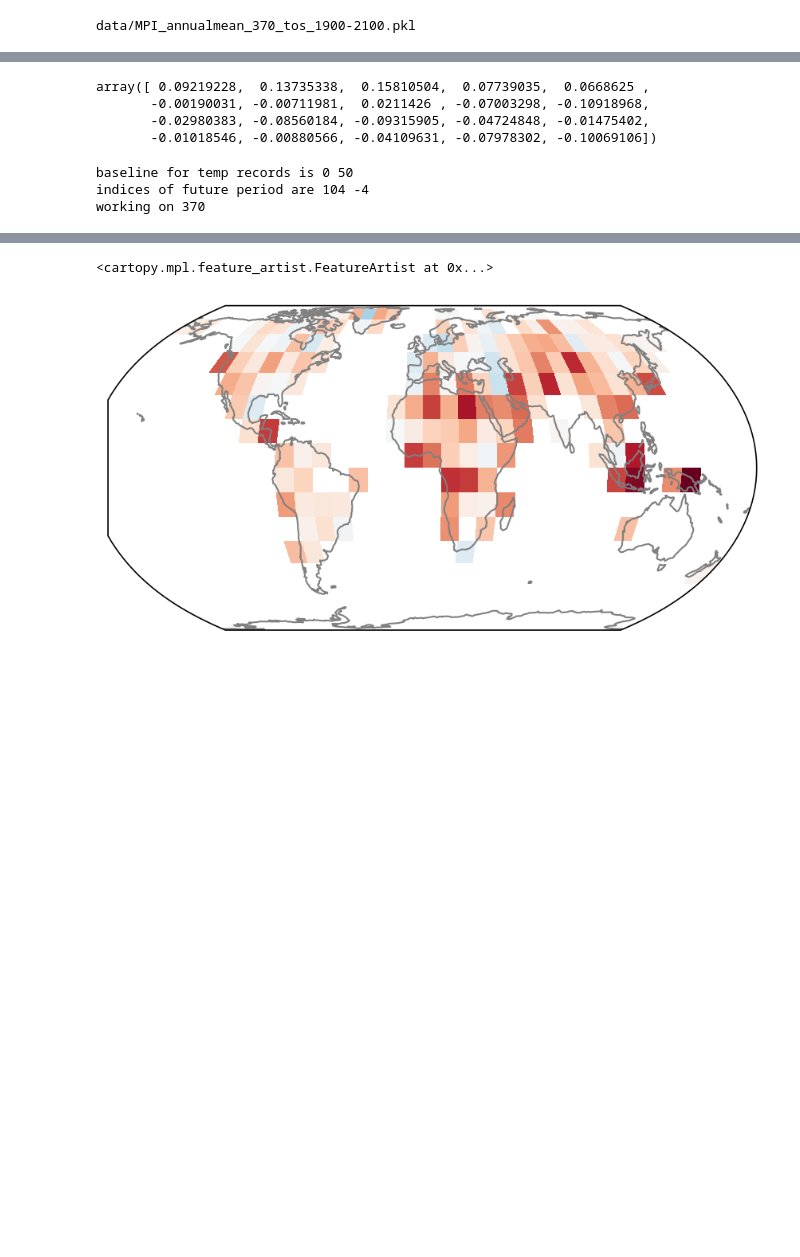
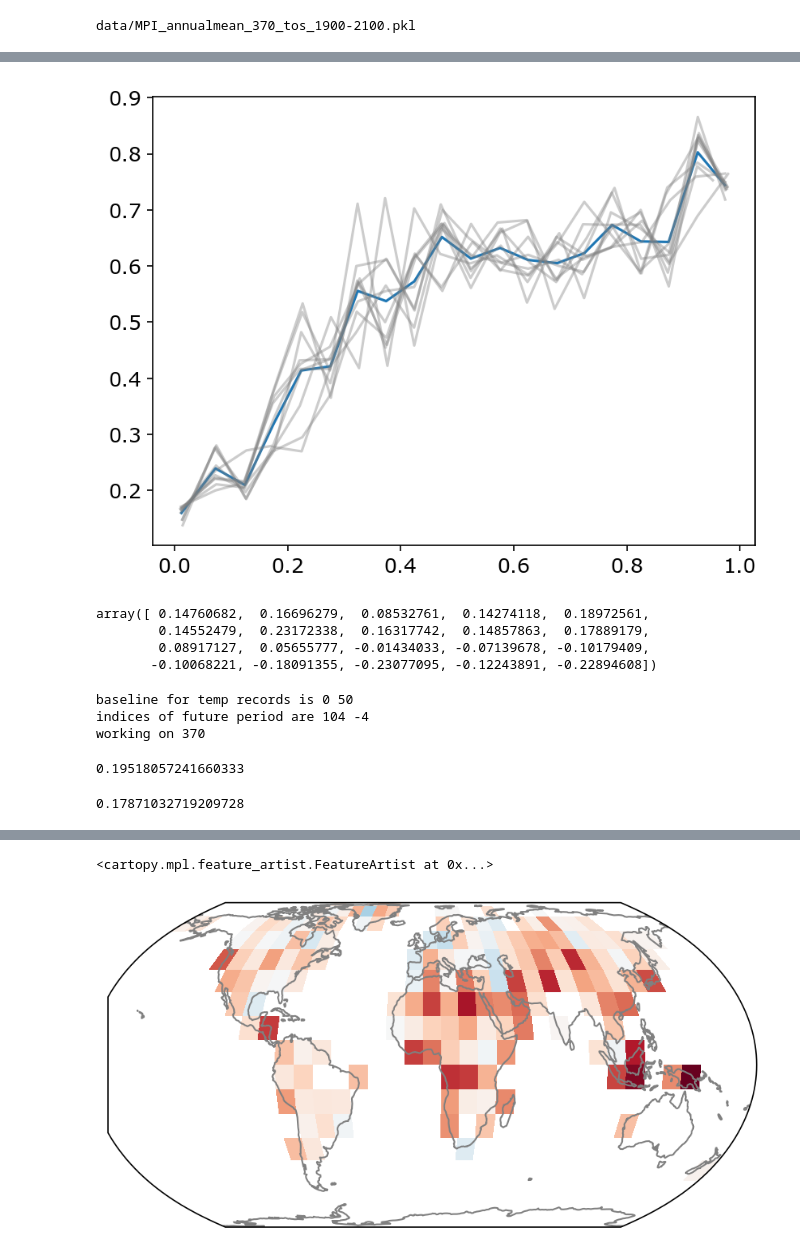
Before and after one commit to emily-gordy/predictability-emergence, a Jupyter notebook: calibration.ipynb, the cells around one changed output, grey strips where cells are left out. Cells and saved outputs as stored; diff of their text form; code cells hidden in the pictures; blank space fills up the shorter version.

```diff
--- a/calibration.ipynb
+++ b/calibration.ipynb
@@ -218,10 +254,22 @@ for i in range(10):
+# %%
+meanqm_ann = np.mean(np.asarray(observedmass_ann),axis=0)
+meanpm_ann = np.mean(np.asarray(predictedmass_ann),axis=0)
+qm_correction_ann = meanqm_ann-meanpm_ann
+plt.plot(meanpm_ann,meanqm_ann)
+for i in range(10):
+
+    plt.plot(predictedmass_ann[i],observedmass_ann[i],color='grey',alpha=0.4)
+    # plt.plot(np.linspace(0, 1, 20))
+    # plt.plot(pm,observedmass[i]+qm_correction)
+# %% [output]
+[figure, added]
 # %%
-qm_correction
+qm_correction_ann
 # %% [output]
-array([ 0.09219228,  0.13735338,  0.15810504,  0.07739035,  0.0668625 ,
-       -0.00190031, -0.00711981,  0.0211426 , -0.07003298, -0.10918968,
-       -0.02980383, -0.08560184, -0.09315905, -0.04724848, -0.01475402,
-       -0.01018546, -0.00880566, -0.04109631, -0.07978302, -0.10069106])
+array([ 0.14760682,  0.16696279,  0.08532761,  0.14274118,  0.18972561,
+        0.14552479,  0.23172338,  0.16317742,  0.14857863,  0.17889179,
+        0.08917127,  0.05655777, -0.01434033, -0.07139678, -0.10179409,
+       -0.10068221, -0.18091355, -0.23077095, -0.12243891, -0.22894608])
 # %%
 def quantile_correction(allvalpred,qm_correction,bins):
 
@@ -296,3 +360,11 @@ correctacc = np.mean(np.round(alltestcorrectedpredmean)==alltesttrue)
+# %%
+uncorrectbs_ann
+# %% [output]
+0.19518057241660333
+# %%
+correctbs_ann
+# %% [output]
+0.17871032719209728
 # %%
 uncorrectbs
 # %% [output]
```
Also changed, not shown: parts of 14 cells of this notebook, 1 other file.
